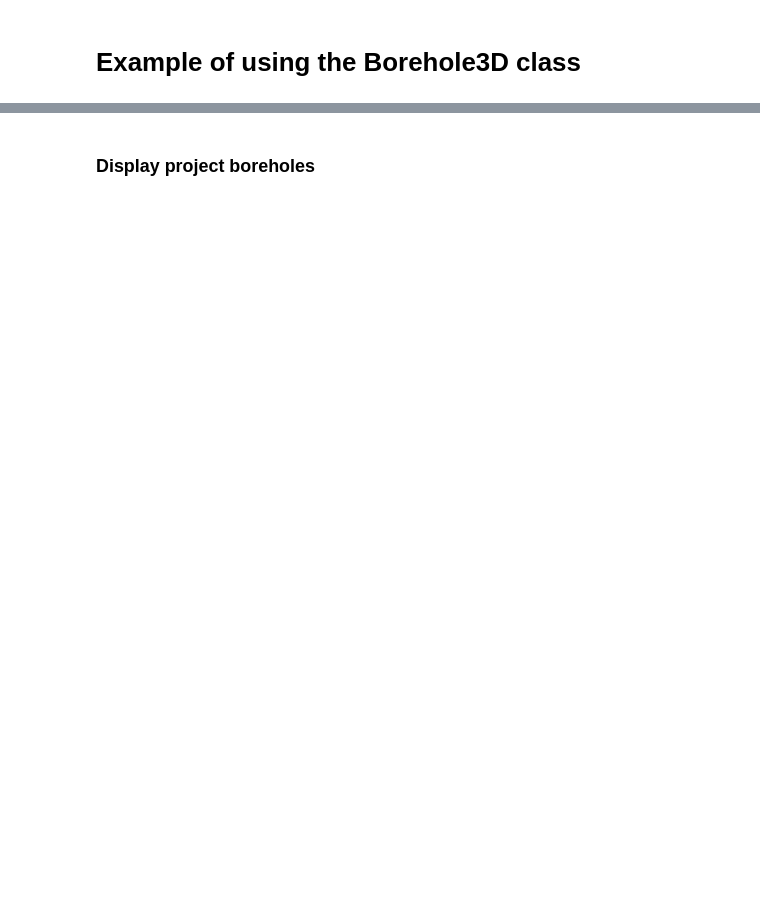
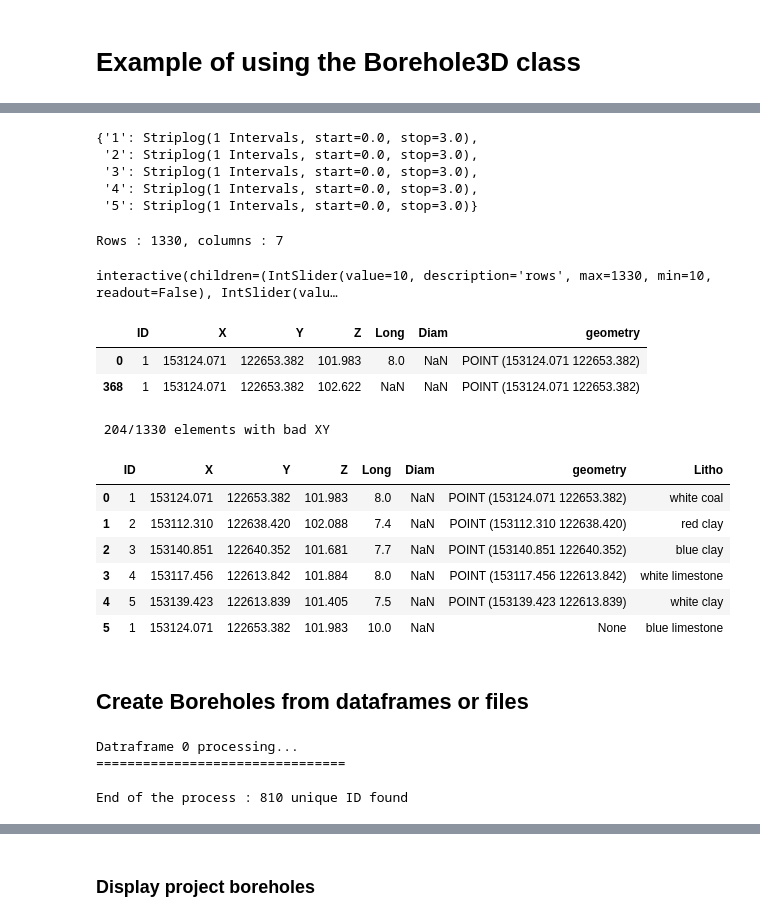
Before and after one commit to kaufmanno/GSDMA, a Jupyter notebook: playground/TFE_test/Boreholes_representation.ipynb, the cells around one changed output, grey strips where cells are left out. Drawn from its saved outputs; the diff is of its cells as text; code cells hidden in the pictures; blank space fills up the shorter version.

```diff
--- a/playground/TFE_test/Boreholes_representation.ipynb
+++ b/playground/TFE_test/Boreholes_representation.ipynb
@@ -85,0 +20,6 @@ f = re.DOTALL | re.IGNORECASE
+# %%
+fdir=ROOT_DIR+'/CF_data/synthese/Result_traitem/'
+cols=['ID','X','Y','Z','Long','Diam']
+crit='Long'
+# %%
+df_all=files_read(fdir, crit, cols)
@@ -85,0 +41,52 @@ f = re.DOTALL | re.IGNORECASE
+# %%
+striplog_from_df(df_all[:5])
+# %% [output]
+{'1': Striplog(1 Intervals, start=0.0, stop=3.0),
+ '2': Striplog(1 Intervals, start=0.0, stop=3.0),
+ '3': Striplog(1 Intervals, start=0.0, stop=3.0),
+ '4': Striplog(1 Intervals, start=0.0, stop=3.0),
+ '5': Striplog(1 Intervals, start=0.0, stop=3.0)}
+# %%
+gdf_viewer(df_all)
+# %% [output]
+Rows : 1330, columns : 7
+interactive(children=(IntSlider(value=10, description='rows', max=1330, min=10, readout=False), IntSlider(valu…
+# %%
+df_all.query('ID=="1"')
+# %% [output]
+|  | ID | X | Y | Z | Long | Diam | geometry |
+| 0 | 1 | 153124.071 | 122653.382 | 101.983 | 8.0 | NaN | POINT (153124.071 122653.382) |
+| 368 | 1 | 153124.071 | 122653.382 | 102.622 | NaN | NaN | POINT (153124.071 122653.382) |
+# %%
+dist_crit=1
+
+a=0
+for i in range(0,len(df_all)-1):
+    d=df_all.loc[i, 'geometry'].distance(df_all.loc[i+1, 'geometry'])
+    if d<dist_crit or d>1e+4:
+        a+=1
+        #print(f"{df_all.loc[i,'ID']} <-> {df_all.loc[i+1,'ID']} : {d:.2} meters")
+print('\n',f'{a}/{len(df_all)} elements with bad XY')
+# %% [output]
+ 204/1330 elements with bad XY
+# %%
+import random
+# the idea below can be used to build a french lexicon or select color/hatches from a list
+test=df_all[:5].copy()
+test['Litho']=''
+l=['sand', 'clay', 'limestone', 'coal'] #funny random lithology :)
+c=['white','red', 'blue', 'black']
+test['Litho']=test['Litho'].apply(lambda x:random.sample(c,1)[0]+' '+random.sample(l,1)[0])
+# %%
+test=test.append({'ID':'1','X':153124.071,'Y':122653.382,'Z':101.983, 'Long':10, 'Litho':'blue limestone'}, ignore_index=True)
+test
+# %% [output]
+|  | ID | X | Y | Z | Long | Diam | geometry | Litho |
+| 0 | 1 | 153124.071 | 122653.382 | 101.983 | 8.0 | NaN | POINT (153124.071 122653.382) | white coal |
+| 1 | 2 | 153112.310 | 122638.420 | 102.088 | 7.4 | NaN | POINT (153112.310 122638.420) | red clay |
+| 2 | 3 | 153140.851 | 122640.352 | 101.681 | 7.7 | NaN | POINT (153140.851 122640.352) | blue clay |
+| 3 | 4 | 153117.456 | 122613.842 | 101.884 | 8.0 | NaN | POINT (153117.456 122613.842) | white limestone |
+| 4 | 5 | 153139.423 | 122613.839 | 101.405 | 7.5 | NaN | POINT (153139.423 122613.839) | white clay |
+| 5 | 1 | 153124.071 | 122653.382 | 101.983 | 10.0 | NaN | None | blue limestone |
+# %% [markdown]
+## Create Boreholes from dataframes or files
@@ -85,0 +96,7 @@ f = re.DOTALL | re.IGNORECASE
+# %%
+boreholes, components= boreholes_from_files(bhs_df, verbose=False)#, x=list(df_all.X), y=list(df_all.Y), verbose=False)
+# %% [output]
+Datraframe 0 processing...
+================================
+
+End of the process : 810 unique ID found
```
Also changed, not shown: parts of 49 cells of this notebook, 9 other files.
